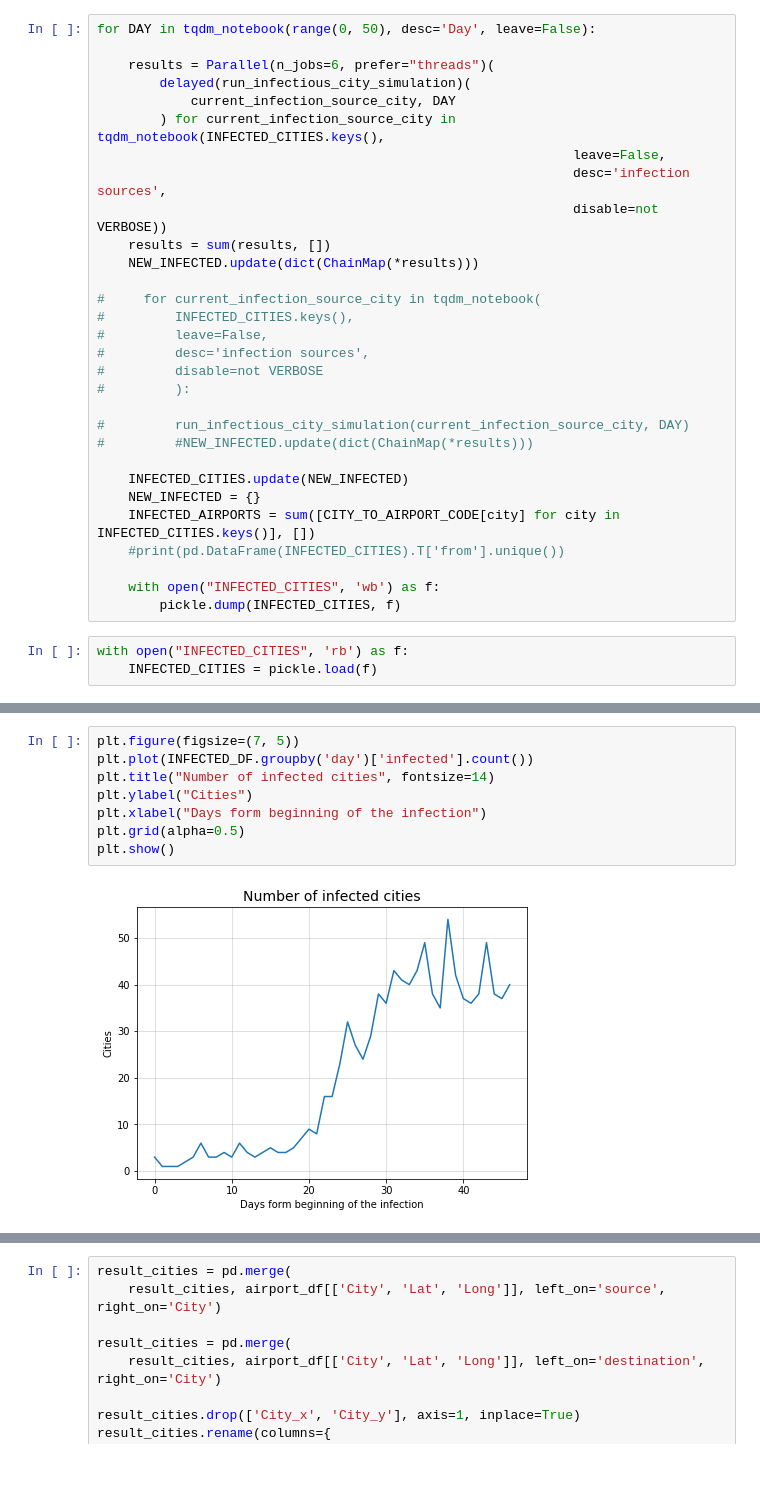
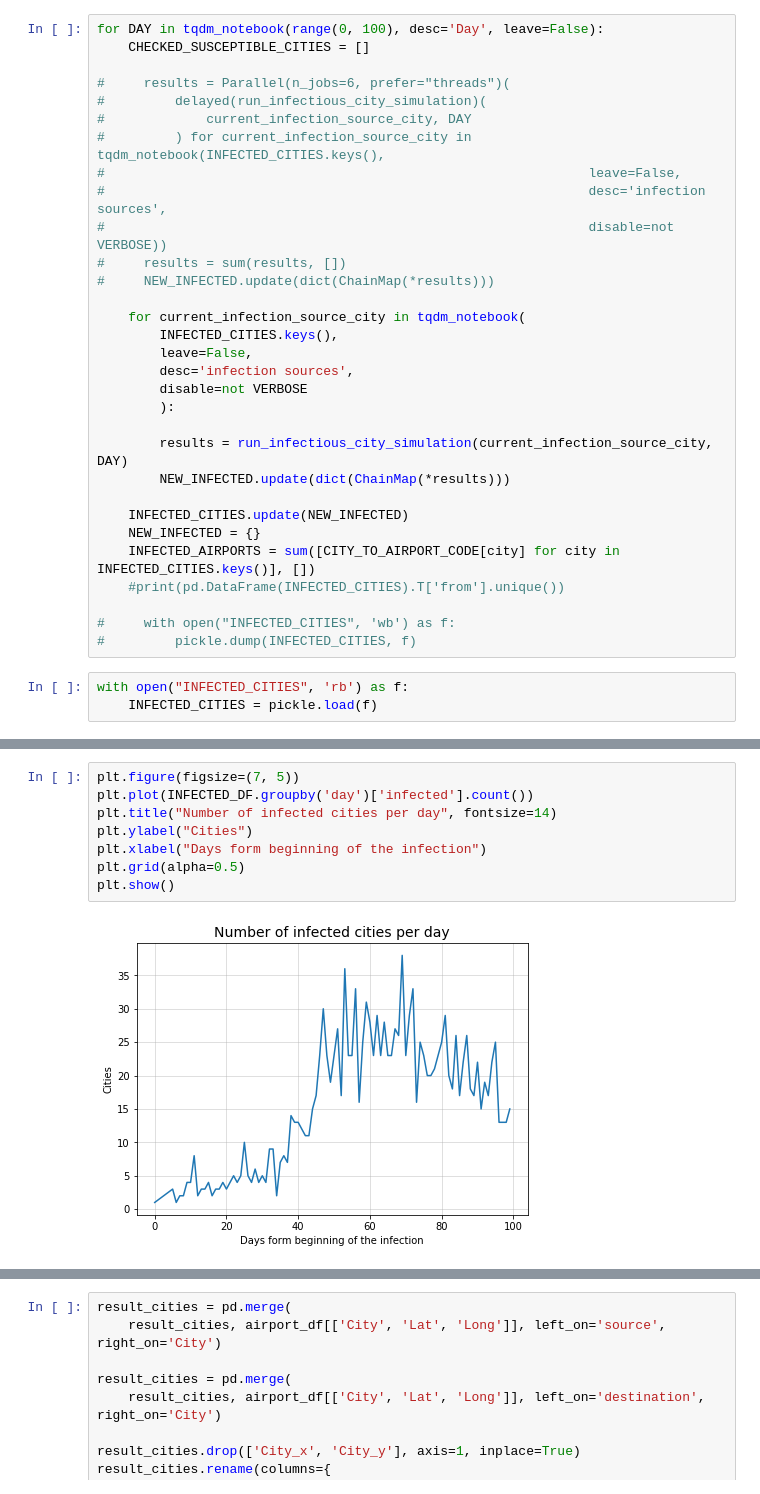
Before and after one commit to DmitrySerg/COVID-19, a Jupyter notebook: models/COVID-19.ipynb, the cells around one changed output, grey strips where cells are left out. Drawn from its saved outputs; the diff is of its cells as text.

```diff
--- a/models/COVID-19.ipynb
+++ b/models/COVID-19.ipynb
@@ -728,35 +783,36 @@ import pickle
 # with open("INFECTED_CITIES", 'wb') as f:
 #     pickle.dump(INFECTED_CITIES, f)
 # %%
-for DAY in tqdm_notebook(range(0, 50), desc='Day', leave=False):
+for DAY in tqdm_notebook(range(0, 100), desc='Day', leave=False):
+    CHECKED_SUSCEPTIBLE_CITIES = []
 
-    results = Parallel(n_jobs=6, prefer="threads")(
-        delayed(run_infectious_city_simulation)(
-            current_infection_source_city, DAY
-        ) for current_infection_source_city in tqdm_notebook(INFECTED_CITIES.keys(),
-                                                             leave=False,
-                                                             desc='infection sources',
-                                                             disable=not VERBOSE))
-    results = sum(results, [])
-    NEW_INFECTED.update(dict(ChainMap(*results)))
+#     results = Parallel(n_jobs=6, prefer="threads")(
+#         delayed(run_infectious_city_simulation)(
+#             current_infection_source_city, DAY
+#         ) for current_infection_source_city in tqdm_notebook(INFECTED_CITIES.keys(),
+#                                                              leave=False,
+#                                                              desc='infection sources',
+#                                                              disable=not VERBOSE))
+#     results = sum(results, [])
+#     NEW_INFECTED.update(dict(ChainMap(*results)))
 
-#     for current_infection_source_city in tqdm_notebook(
-#         INFECTED_CITIES.keys(),
-#         leave=False,
-#         desc='infection sources',
-#         disable=not VERBOSE
-#         ):
+    for current_infection_source_city in tqdm_notebook(
+        INFECTED_CITIES.keys(),
+        leave=False,
+        desc='infection sources',
+        disable=not VERBOSE
+        ):
 
-#         run_infectious_city_simulation(current_infection_source_city, DAY)
-#         #NEW_INFECTED.update(dict(ChainMap(*results)))
+        results = run_infectious_city_simulation(current_infection_source_city, DAY)
+        NEW_INFECTED.update(dict(ChainMap(*results)))
 
     INFECTED_CITIES.update(NEW_INFECTED)
     NEW_INFECTED = {}
     INFECTED_AIRPORTS = sum([CITY_TO_AIRPORT_CODE[city] for city in INFECTED_CITIES.keys()], [])
     #print(pd.DataFrame(INFECTED_CITIES).T['from'].unique())
 
-    with open("INFECTED_CITIES", 'wb') as f:
-        pickle.dump(INFECTED_CITIES, f)
+#     with open("INFECTED_CITIES", 'wb') as f:
+#         pickle.dump(INFECTED_CITIES, f)
 # %%
 with open("INFECTED_CITIES", 'rb') as f:
     INFECTED_CITIES = pickle.load(f)
@@ -773,13 +829,13 @@ INFECTED_DF.head()
 # %%
 plt.figure(figsize=(7, 5))
 plt.plot(INFECTED_DF.groupby('day')['infected'].count())
-plt.title("Number of infected cities", fontsize=14)
+plt.title("Number of infected cities per day", fontsize=14)
 plt.ylabel("Cities")
 plt.xlabel("Days form beginning of the infection")
 plt.grid(alpha=0.5)
 plt.show()
 # %% [output]
-[figure, old version]
+[figure, new version]
 # %%
 result_cities = INFECTED_DF[['from', 'day']].reset_index()
 result_cities.columns = ['destination', 'source', 'day']
```
Also changed, not shown: parts of 38 cells of this notebook.
